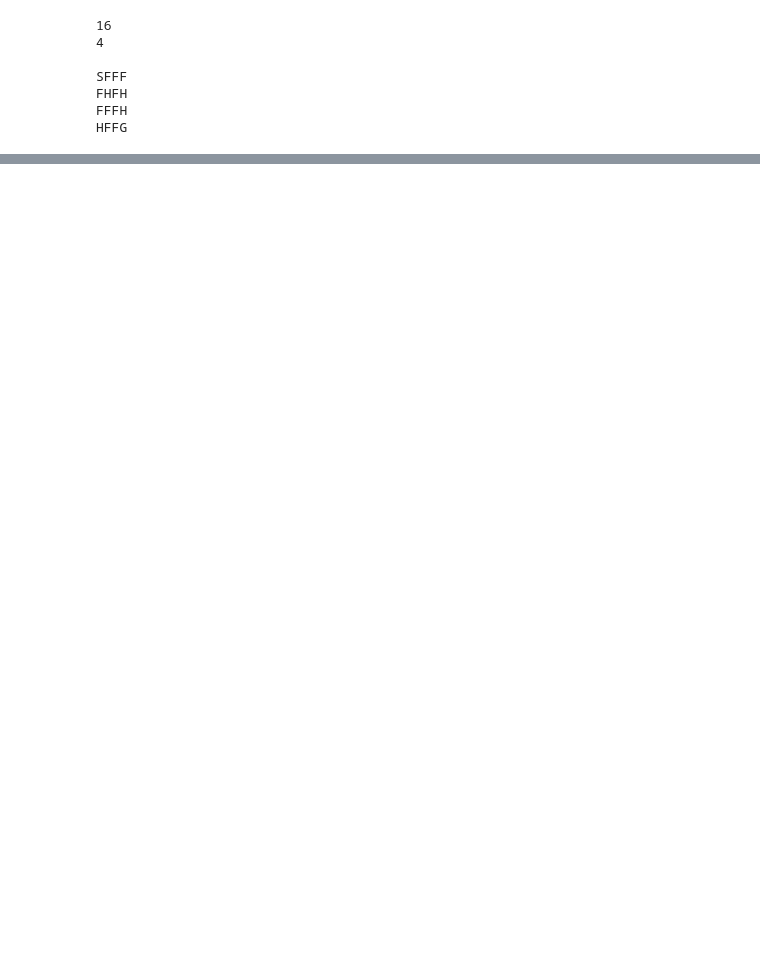
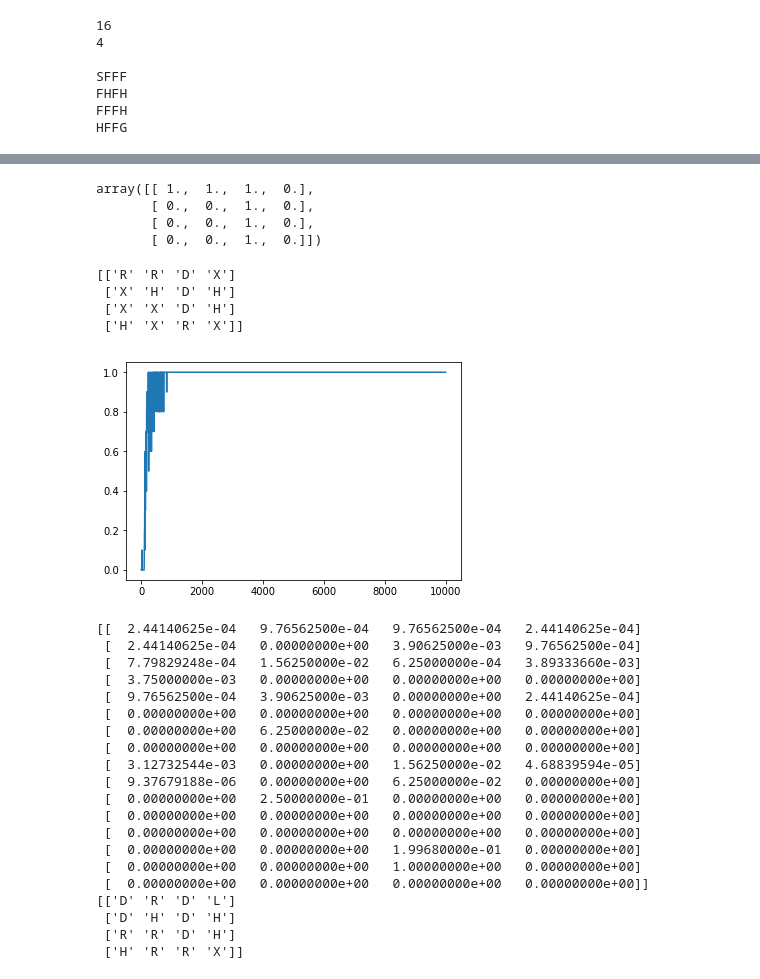
Before and after one commit to lab-ml-itba/Reinforcement_Learning, a Jupyter notebook: Frozen_lake.ipynb, the cells around one changed output, grey strips where cells are left out. Drawn from its saved outputs; the diff is of its cells as text; code cells hidden in the pictures; blank space fills up the shorter version.

```diff
--- a/Frozen_lake.ipynb
+++ b/Frozen_lake.ipynb
@@ -99,0 +144,7 @@ for i in range(num_episodes):
+# %%
+np.max(Q, axis=1).reshape(4,4)
+# %% [output]
+array([[ 1.,  1.,  1.,  0.],
+       [ 0.,  0.,  1.,  0.],
+       [ 0.,  0.,  1.,  0.],
+       [ 0.,  0.,  1.,  0.]])
@@ -99,0 +158,40 @@ for i in range(num_episodes):
+# %%
+plot_policy(Q)
+# %% [output]
+[['R' 'R' 'D' 'X']
+ ['X' 'H' 'D' 'H']
+ ['X' 'X' 'D' 'H']
+ ['H' 'X' 'R' 'X']]
+# %%
+# Si y es bajo, los valores de Q tardan mas en pasar
+# np.random.randn(1,env.action_space.n)*(1./(i+1))
+num_episodes = 10000
+Q, acummulated_average, rList = estimate_Q(env_not_slippery,
+                                           num_episodes=num_episodes,
+                                           y = 0.25, MA_window = 10, debug=False)
+plt.plot(acummulated_average)
+plt.show()
+print(Q)
+plot_policy(Q)
+# %% [output]
+[figure, added]
+[[  2.44140625e-04   9.76562500e-04   9.76562500e-04   2.44140625e-04]
+ [  2.44140625e-04   0.00000000e+00   3.90625000e-03   9.76562500e-04]
+ [  7.79829248e-04   1.56250000e-02   6.25000000e-04   3.89333660e-03]
+ [  3.75000000e-03   0.00000000e+00   0.00000000e+00   0.00000000e+00]
+ [  9.76562500e-04   3.90625000e-03   0.00000000e+00   2.44140625e-04]
+ [  0.00000000e+00   0.00000000e+00   0.00000000e+00   0.00000000e+00]
+ [  0.00000000e+00   6.25000000e-02   0.00000000e+00   0.00000000e+00]
+ [  0.00000000e+00   0.00000000e+00   0.00000000e+00   0.00000000e+00]
+ [  3.12732544e-03   0.00000000e+00   1.56250000e-02   4.68839594e-05]
+ [  9.37679188e-06   0.00000000e+00   6.25000000e-02   0.00000000e+00]
+ [  0.00000000e+00   2.50000000e-01   0.00000000e+00   0.00000000e+00]
+ [  0.00000000e+00   0.00000000e+00   0.00000000e+00   0.00000000e+00]
+ [  0.00000000e+00   0.00000000e+00   0.00000000e+00   0.00000000e+00]
+ [  0.00000000e+00   0.00000000e+00   1.99680000e-01   0.00000000e+00]
+ [  0.00000000e+00   0.00000000e+00   1.00000000e+00   0.00000000e+00]
+ [  0.00000000e+00   0.00000000e+00   0.00000000e+00   0.00000000e+00]]
+[['D' 'R' 'D' 'L']
+ ['D' 'H' 'D' 'H']
+ ['R' 'R' 'D' 'H']
+ ['H' 'R' 'R' 'X']]
```
Also changed, not shown: parts of 27 cells of this notebook.
